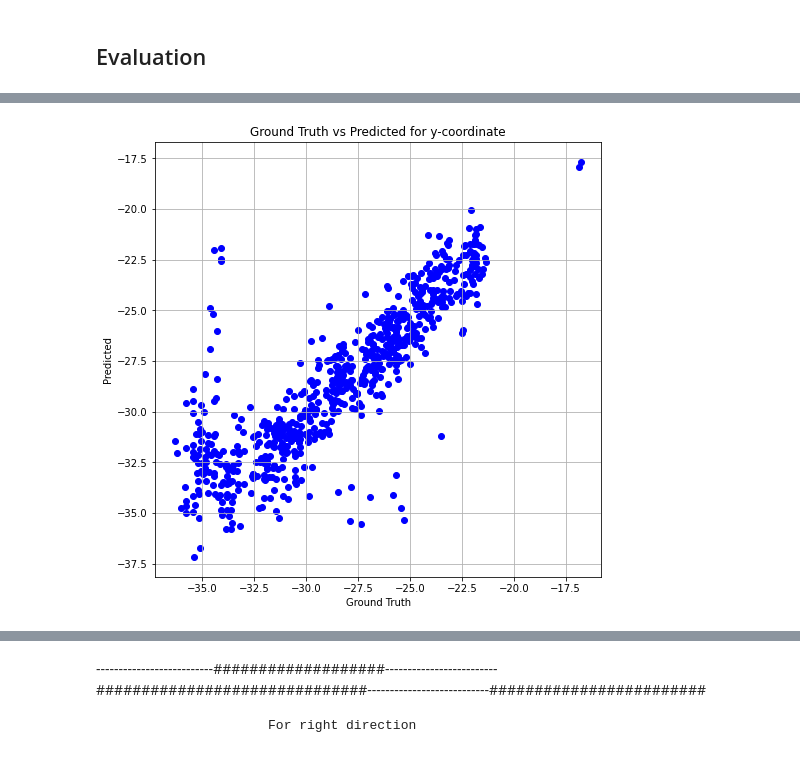
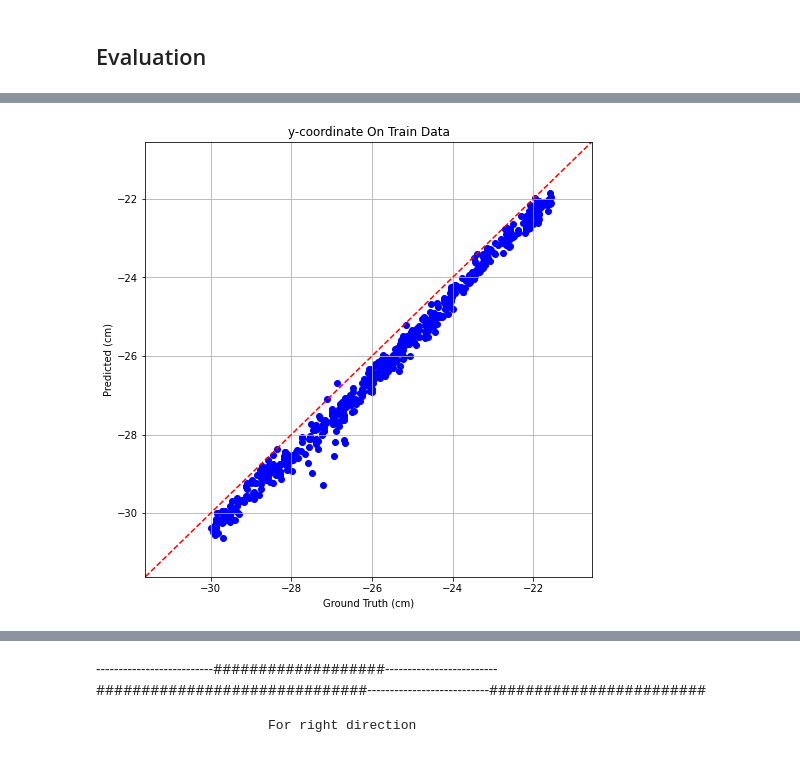
Before and after one commit to suzie13/Whisker-Robot-Project, a Jupyter notebook: ML_algos/CNN_regression_coordinates.ipynb, the cells around one changed output, grey strips where cells are left out. Drawn from its saved outputs; the diff is of its cells as text; code cells hidden in the pictures.

```diff
--- a/ML_algos/CNN.ipynb
+++ b/ML_algos/CNN_regression_coordinates.ipynb
@@ -226,8 +209,8 @@ Y_test_right = [item[1] for item in test_data_right]
 X_test1_right = np.array(X_test_right)
 X_train1_right = np.array(X_train_right)
 # %%
-# X_test1_left = X_test1_left.astype('float32')
-# X_train1_left = X_train1_left.astype('float32')
+X_test1_left = X_test1_left.astype('float32')
+X_train1_left = X_train1_left.astype('float32')
 
 X_test1_right = X_test1_right.astype('float32')
 X_train1_right = X_train1_right.astype('float32')
@@ -236,10 +219,10 @@ X_train1_right = X_train1_right.astype('float32')
 X_test1_right /= 255
 # %%
-# X_train1_left /= 255
+X_train1_left /= 255
 X_train1_right /= 255
 # %%
-# Y_train_left = np.array(Y_train_left)
-# Y_test_left = np.array(Y_test_left)
+Y_train_left = np.array(Y_train_left)
+Y_test_left = np.array(Y_test_left)
 
 Y_train_right = np.array(Y_train_right)
 Y_test_right = np.array(Y_test_right)
@@ -345,7 +332,7 @@ model_left.compile(optimizer=optimizer, loss='mean_squared_error')
 
 
 # Define the checkpoint path and directory
-checkpoint_path_left = "checkpoints_left/weights_epoch_{epoch:04d}.ckpt"
+checkpoint_path_left = "checkpoints_left_Anotherway_non_sus_data/weights_epoch_{epoch:04d}.ckpt"
 checkpoint_dir_left = os.path.dirname(checkpoint_path_left)
 
 # Check if a checkpoint file exists, if yes, load the weights
@@ -1030,15 +922,30 @@ plt.show()
 # %%
 #For y-coordinate
-predicted_second_output = predicted_values[:, 1]
-ground_truth_second_output = Y_test_left[:, 1]
+predicted_ontrain_fory = predicted_values_ontrain[:, 1]
+ground_truth_ontrain_fory = Y_train_left[:, 1]
+
+
+
+axis_limits = [
+    (min(min(ground_truth_ontrain_fory), min(predicted_ontrain_fory)) - 1),
+    (max(max(ground_truth_ontrain_fory), max(predicted_ontrain_fory)) + 1)
+]
 
 # Plotting
 plt.figure(figsize=(8, 8))
-plt.scatter(ground_truth_second_output, predicted_second_output, c='blue', marker='o')
-plt.xlabel('Ground Truth')
-plt.ylabel('Predicted')
-plt.title('Ground Truth vs Predicted for y-coordinate')
+plt.scatter(ground_truth_ontrain_fory, predicted_ontrain_fory, c='blue', marker='o')
+plt.xlabel('Ground Truth (cm)')
+plt.ylabel('Predicted (cm)')
+plt.title('y-coordinate On Train Data')
 plt.grid(True)
+
+# Set common axis limits for both x and y axes
+plt.xlim(axis_limits)
+plt.ylim(axis_limits)
+
+# Add a diagonal line from the origin
+plt.plot(axis_limits, axis_limits, color='red', linestyle='--')
+
 plt.show()
 # %% [output]
-[figure, old version]
+[figure, new version]
```
Also changed, not shown: parts of 50 cells of this notebook.
